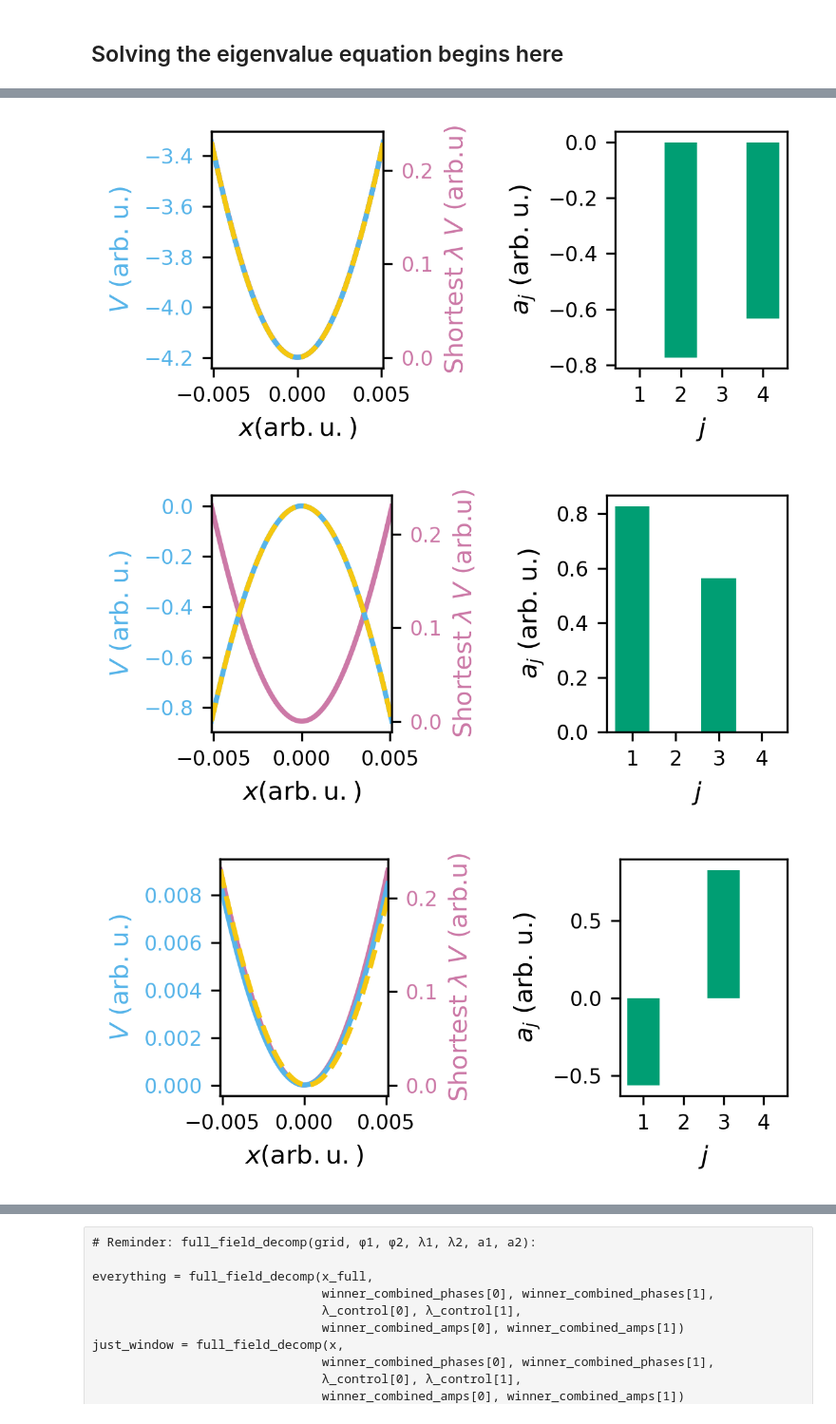
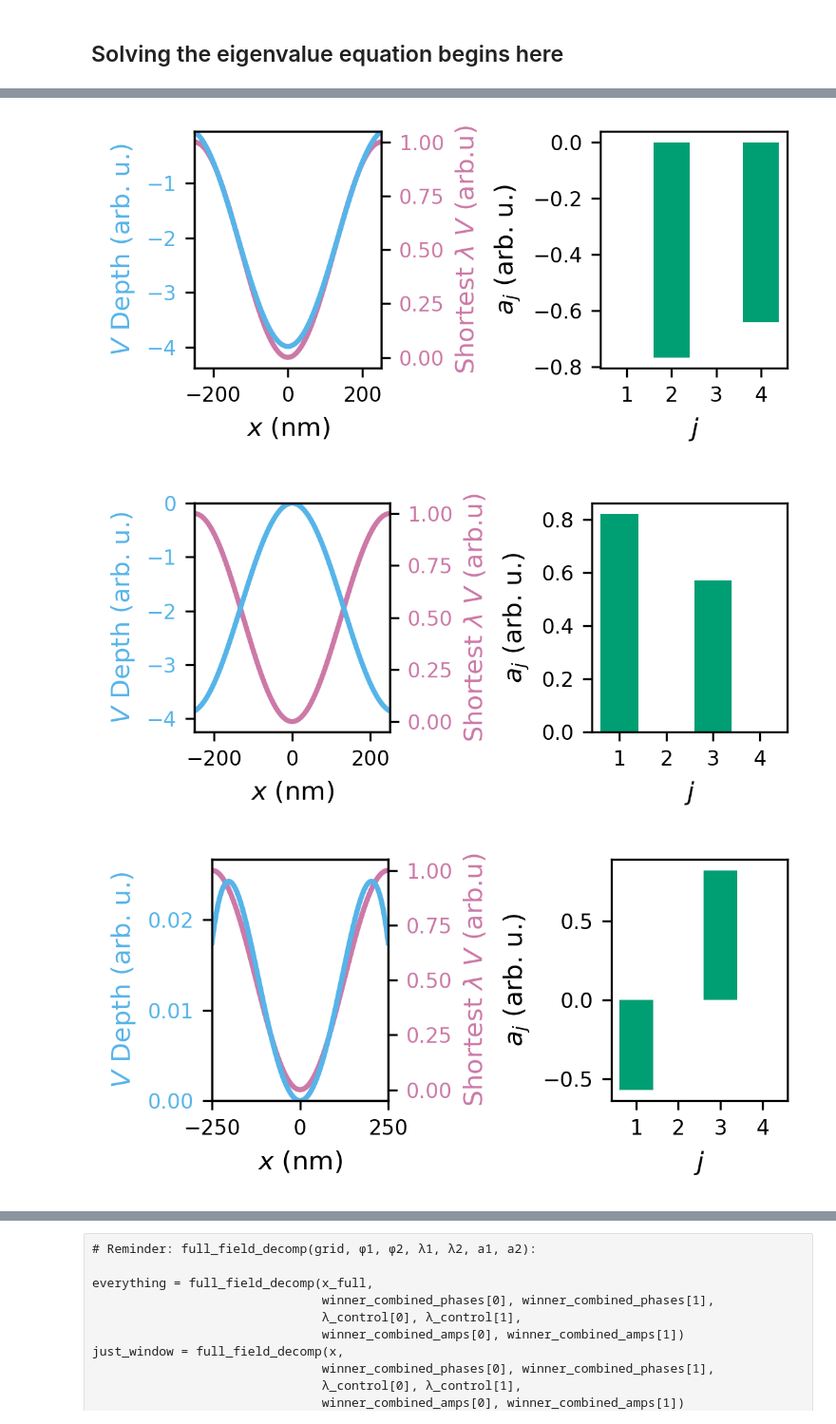
Before and after one commit to dustindberg/GPE, a Jupyter notebook: BEC_TwoFieldExample.ipynb, the cells around one changed output, grey strips where cells are left out. Shown at 95% size. Saved outputs shown, nothing was run; the diff lists cells and outputs as text; code cells hidden in the pictures.

```diff
--- a/BEC_TwoFieldExample.ipynb
+++ b/BEC_TwoFieldExample.ipynb
@@ -238,7 +240,8 @@ def get_V(grid, ϕ1, ϕ2, λ1, λ2, a1, a2, units='K'):
 Define Laser Params and the simulation grid
 """
 # Control Amplitudes (in nm)
-λ_control = np.array([980, 1180])
+λ_control = np.array([1000, 1200])
+λ_min = min(λ_control)
 # Target wavelength (equal to the width of the superoscillations window)
 λ_target = 0.2 * principal_wavelength
 # Wavevectors in dimensionless units for computation purposes
@@ -255,6 +258,7 @@ dx = 2 * x_lim / x_res
 x = np.arange(-window/2, window/2, dx)
 x_full = np.arange(-x_lim, x_lim, dx)
 x_units = gpe.convert_x(x, -9)
+x_unitz = gpe.convert_x(x_full, -9)
 
 
 # Number of pulses
@@ -262,7 +266,7 @@ n = len(λ_control)
 # Determine the error tolerance
 eps = 1e-11
 # Amplitude of target barrier
-ampl = gpe.dimless_energy(600, -9)
+ampl = np.sqrt(gpe.dimless_energy(600, -9))
 # %%
 named_params = {
     'window_length': round(λ_target, 5),
@@ -375,9 +378,10 @@ vals, vecs = eigh(S)
 #########################################################################
 m = k[0] - k[1]
 p = k[0] + k[1]
-xi = x[0]
-xf = x[-1]
+xi = -0.5 * window
+xf = 0.5 * window
 # window = gpe.dimless_x(λ_target, -9)
+print(f'xi: {xi}, xf: {xf}')
 
 # This notation is awful and I don't care
 a1a1 = α1 * (0.5 * window - (np.sin(2 * k[0] * xf) - np.sin(2 * k[0] * xi)) / (4 * k[0]))
@@ -414,6 +422,7 @@ dimensions 1: 0.833618272565474, 2: 0.5422992566302547
 k_max = max(k)
 largest_freq_pulse = Phi(x, max(k))
 largest_freq_pulsez = Phi(x_full, max(k))
+bounded = [-0.25 * λ_min, 0.25 * λ_min]
 
 
 color1 = ok['blue']
@@ -428,64 +437,49 @@ for _ in range(n*2):
     fig, (ax1, ax1__) = plt.subplots(1, 2, figsize=(4,2))
     eig_vector=vecs[:, _]
     tector=vecss[:, _]
-    tempV = np.array(-α1 * (eig_vector[0] * E0 + eig_vector[1] * E1) ** 2 - α2 * (eig_vector[2] * E2 + eig_vector[3] * E3) ** 2
-                     - (α1 + α2) * (eig_vector[0] * E0 + eig_vector[1] * E1) * (eig_vector[2] * E2 + eig_vector[3] * E3))
-    tV = np.array(-α1 * (tector[0] * E0 + tector[1] * E1) ** 2 - α2 * (tector[2] * E2 + tector[3] * E3) ** 2
-                     - (α1 + α2) * (tector[0] * E0 + tector[1] * E1) * (tector[2] * E2 + tector[3] * E3))
-    ax1.plot(x, tempV, color=color1)
-    ax1.plot(x, tV, color=color4, linestyle='--')
+    tV = np.array(-α1 * (tector[0] * f0 + tector[1] * f1) ** 2 - α2 * (tector[2] * f2 + tector[3] * f3) ** 2
+                     - (α1 + α2) * (tector[0] * f0 + tector[1] * f1) * (tector[2] * f2 + tector[3] * f3))
+    #tV -= tV.min()
+    rat_wind = 0.5 *λ_min / λ_target
+    ampl_ind = [int(0.5 * (len(x_full) - rat_wind * len(x))), int(0.5 * (len(x_full) + rat_wind * len(x)))]
+    ampl_ref = [1.1*min(tV[ampl_ind[0]:ampl_ind[1]]), 1.1*max(tV[ampl_ind[0]:ampl_ind[1]])]
+    #ax1.plot(x, tempV, color=color1)
+    ax1.plot(x_unitz, tV, color=color1)  #, color=color4, linestyle='--')
 
-    ax1.set_ylabel('$V$ (arb. u.)', color=color1)
+    ax1.set_ylabel('$V$ Depth (arb. u.)', color=color1)
     ax1.tick_params(axis='y', labelcolor=color1)
-    ax1.set_xlim(x[0], x[-1])
+    ax1.set_xlim(bounded)
+    ax1.set_ylim(ampl_ref)
 
-    ax1.set_xlabel('$x {\\rm (arb. u.)}$')
+    ax1.set_xlabel('$x$ (nm)')
 
     ax2 = ax1.twinx()
 
-    ax2.plot(x, largest_freq_pulse ** 2, color=color2)
+    ax2.plot(x_unitz, largest_freq_pulsez ** 2, color=color2)
     ax2.set_ylabel('Shortest $\lambda$ $V$ (arb.u)', color=color2)
     ax2.tick_params(axis='y', labelcolor=color2)
     ax1.set_zorder(1)
     ax1.patch.set_visible(False)
-
-    # plot zoom out view
-
-    """ax1 = ax1_
-
-    ax1.set_ylabel('$V$ (arb.u)', color=color1)
-    ax1.plot(x_full, eig_fields_zoomout[_] ** 2, color=color1)
-    ax1.tick_params(axis='y', labelcolor=color1)
-
-    ax1.set_xlabel('$x$ (arb.u)')
-
-    ax2 = ax1.twinx()
-
-    ax2.plot(x_full, largest_freq_pulsez ** 2, color=color2)
-    ax2.set_ylabel('Shortest $\lambda$ $V$ (arb. u.)', color=color2)
-    ax2.tick_params(axis='y', labelcolor=color2)
-    ax1.set_zorder(1)
-    ax1.patch.set_visible(False)"""
 
     # plot pulses
     ax1 = ax1__
 
     ax1.bar(np.arange(1, 2*n+1, 1), eig_vector, color=color3)
     #bar_width=0.75*(k[1]-k[0])
     #ax1.bar(k, combined_eig_vecs, width=bar_width, color=color4)
     #ax1.set_xticks(k)
     ax1.set_xticks(np.arange(1, 2*n+1, 1))
     #ax1.set_ylim(0.995 * min(combined_eig_vecs), 1.005 * max(combined_eig_vecs))
     ax1.set_xlabel('$j$')
     ax1.set_ylabel('$a_{j}$ (arb. u.)')
 
     fig.tight_layout()
     plt.savefig(f'{file_path}/{file_name}_aBa_EigenvectorSolution{_}.pdf')
 
 plt.show()
 
 ok=utlt.standardize_plots(plt.rcParams)
 # %% [output]
-[figure, old version]
+[figure, new version]
-[figure, old version]
+[figure, new version]
-[figure, old version]
+[figure, new version]
```
Also changed, not shown: parts of 35 cells of this notebook.
